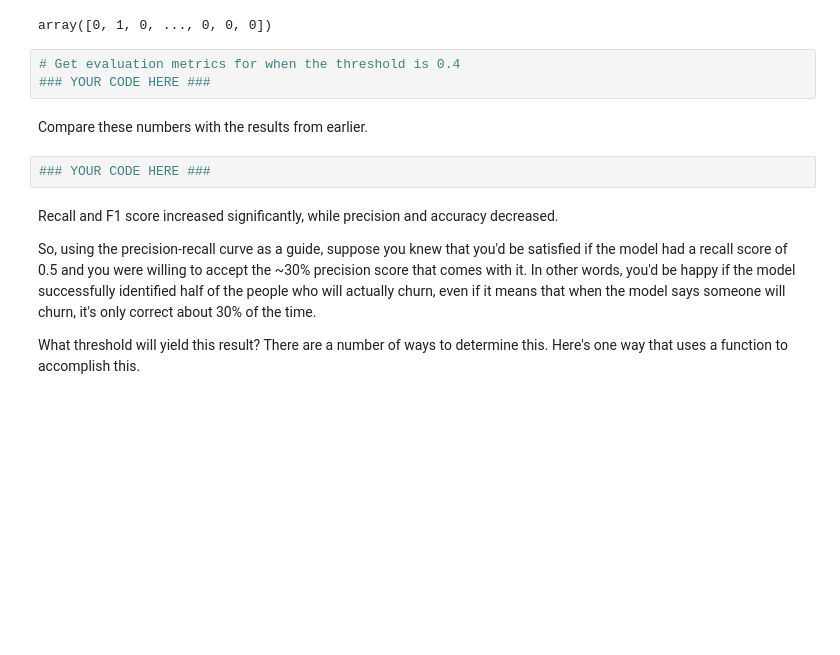
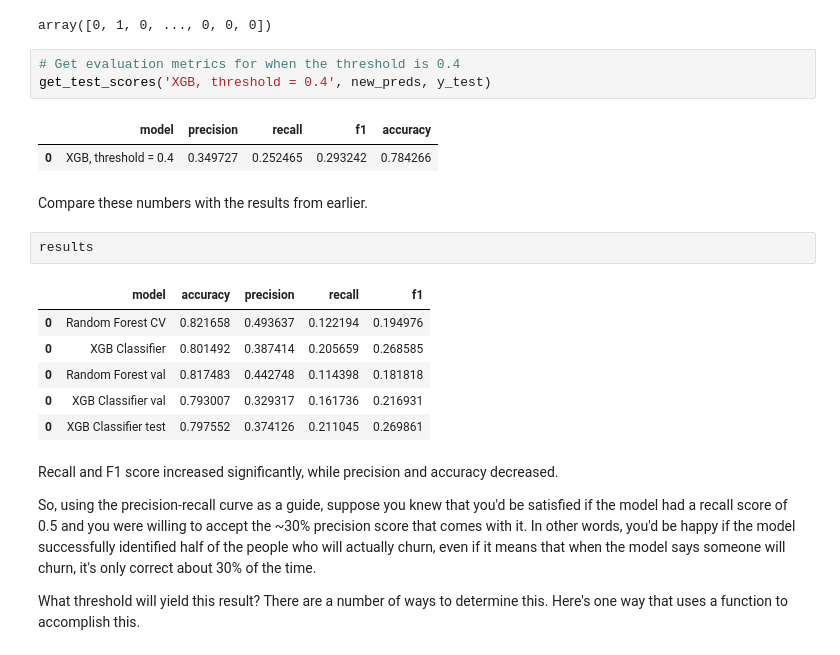
Before and after one commit to dianario/waze-project, a Jupyter notebook: 6_Waze_ml_modelling.ipynb, the cells around one changed output. Cells and saved outputs as stored; diff of their text form; blank space fills up the shorter version.

Commit message:
Determine optimal prob threshold given desired recall

```diff
--- a/6_Waze_ml_modelling.ipynb
+++ b/6_Waze_ml_modelling.ipynb
@@ -946,11 +946,21 @@ new_preds
 array([0, 1, 0, ..., 0, 0, 0])
 # %%
 # Get evaluation metrics for when the threshold is 0.4
-### YOUR CODE HERE ###
+get_test_scores('XGB, threshold = 0.4', new_preds, y_test)
+# %% [output]
+|  | model | precision | recall | f1 | accuracy |
+| 0 | XGB, threshold = 0.4 | 0.349727 | 0.252465 | 0.293242 | 0.784266 |
 # %% [markdown]
 Compare these numbers with the results from earlier.
-# %%
-### YOUR CODE HERE ###
+# %%
+results
+# %% [output]
+|  | model | accuracy | precision | recall | f1 |
+| 0 | Random Forest CV | 0.821658 | 0.493637 | 0.122194 | 0.194976 |
+| 0 | XGB Classifier | 0.801492 | 0.387414 | 0.205659 | 0.268585 |
+| 0 | Random Forest val | 0.817483 | 0.442748 | 0.114398 | 0.181818 |
+| 0 | XGB Classifier val | 0.793007 | 0.329317 | 0.161736 | 0.216931 |
+| 0 | XGB Classifier test | 0.797552 | 0.374126 | 0.211045 | 0.269861 |
 # %% [markdown]
 Recall and F1 score increased significantly, while precision and accuracy decreased.
 
```
Also changed, not shown: parts of 13 cells of this notebook.
